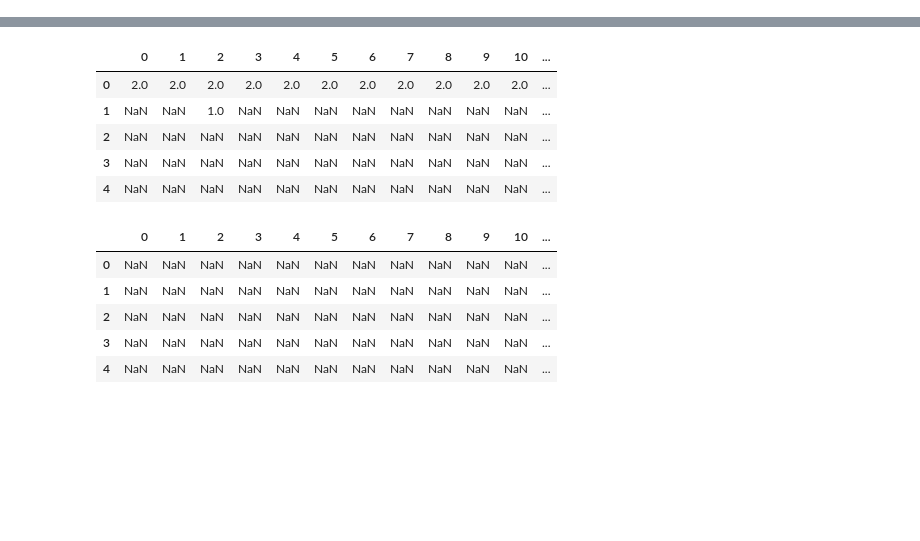
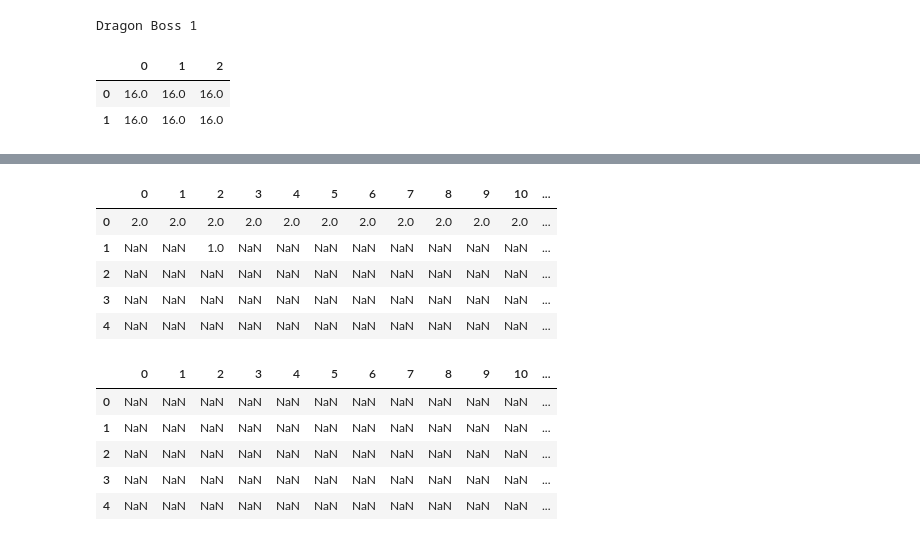
Before and after one commit to KevinCarr42/Descent_AI, a Jupyter notebook: DescentMapGenerator.ipynb, the cells around one changed output, grey strips where cells are left out. Cells and saved outputs as stored; diff of their text form; code cells hidden in the pictures; blank space fills up the shorter version.

```diff
--- a/DescentMapGenerator.ipynb
+++ b/DescentMapGenerator.ipynb
@@ -232,0 +274,13 @@ MAP_TILES.fillna('').head()
+# %%
+mt.rotate_tile(dude_to_rotate)
+
+for name, tile in mt.unused_tiles.items():
+    if 'Dragon' in name:
+        print(name)
+        display(tile)
+        print('\n')
+# %% [output]
+Dragon Boss 1
+|  | 0 | 1 | 2 |
+| 0 | 16.0 | 16.0 | 16.0 |
+| 1 | 16.0 | 16.0 | 16.0 |
```
Also changed, not shown: parts of 13 cells of this notebook, 1 other file.
